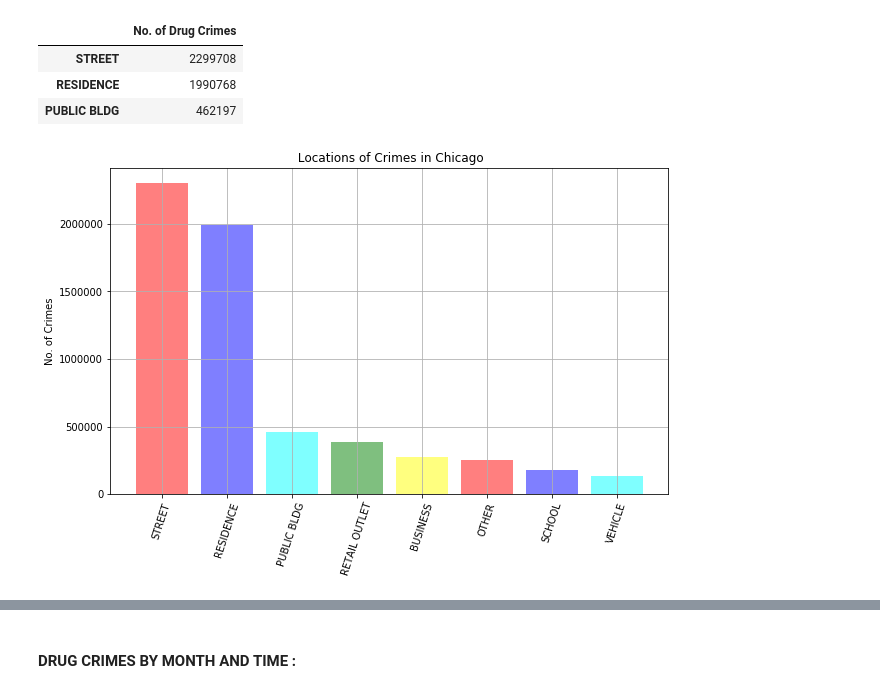
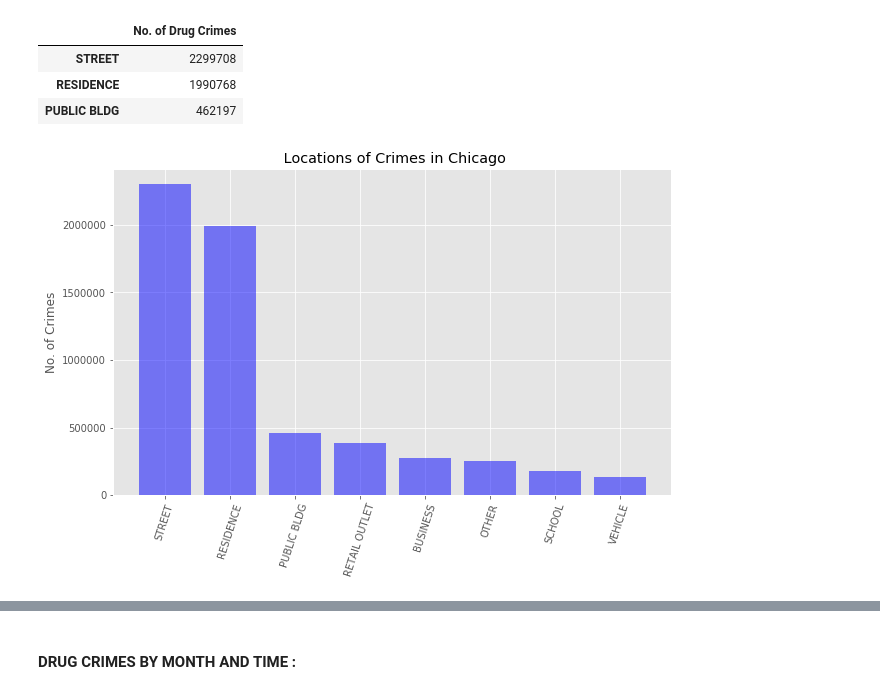
Before and after one commit to Jahmah/Chicago-Drug-Crimes-Story, a Jupyter notebook: ChicagoDrugCrimes.ipynb, the cells around one changed output, grey strips where cells are left out. Cells and saved outputs as stored; diff of their text form; code cells hidden in the pictures.

```diff
--- a/ChicagoDrugCrimes.ipynb
+++ b/ChicagoDrugCrimes.ipynb
@@ -8,3 +8,5 @@ import calendar
 import matplotlib.pyplot as plt
 from datetime import datetime
 import gmaps
+from matplotlib import style
+style.use('ggplot')
@@ -430,26 +377,26 @@ all_crime_locations.head(3)
 # %%
 # Assign Variables for plotting
 y_axis = all_crime_locations['No. of Drug Crimes']
 x_axis = all_crime_locations.index
-color = ['red','blue','cyan','green', 'yellow',]
+color = ['blue']
 
 # Set figure size
 plt.figure(figsize=(10,6))
 
 # Create a Bar plot
 plt.bar(x_axis, y_axis , color=color, alpha=0.5, align="center")
 
 # Incorporate other chart properties
 plt.title(" Locations of Crimes in Chicago")
 plt.ylabel("No. of Crimes")
 plt.xticks(rotation=72)
 plt.grid(True)
 
 # Save the output
 plt.savefig("Chicago_crimes_Images\\Crimes_locations_chicago.png")
 
 plt.show()
 # %% [output]
-[figure, old version]
+[figure, new version]
 # %%
 # Create a dataframe by grouping Location Description and counting Primary Type
```
Also changed, not shown: parts of 26 cells of this notebook, 11 other files.
